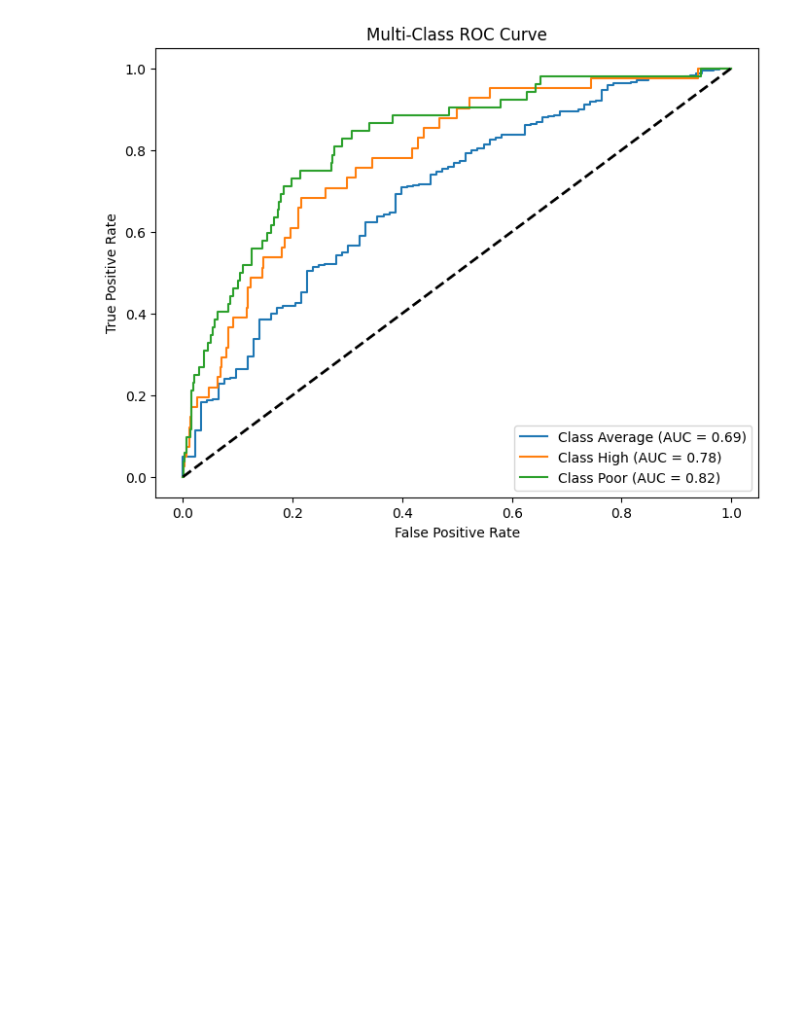
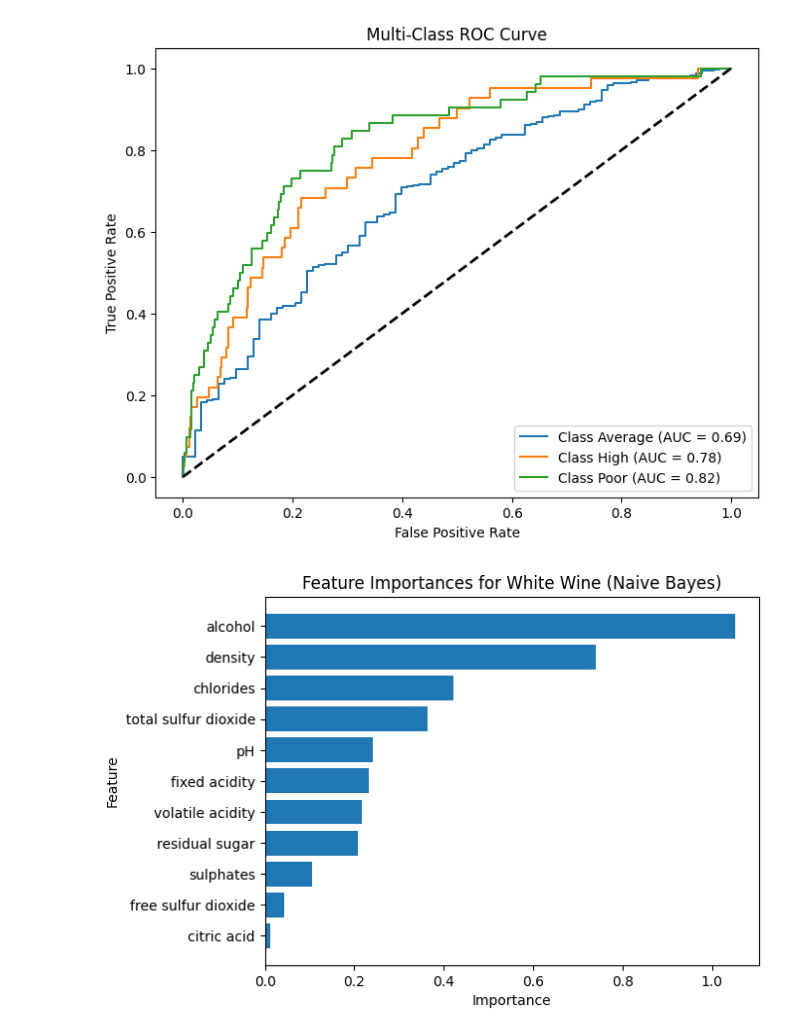
Before and after one commit to trwstin/ee4685, a Jupyter notebook: naive_bayes.ipynb, the cells around one changed output. Saved outputs shown, nothing was run; the diff lists cells and outputs as text; code cells hidden in the pictures; blank space fills up the shorter version.

```diff
--- a/naive_bayes.ipynb
+++ b/naive_bayes.ipynb
@@ -103,3 +103,21 @@ plt.legend(loc='lower right')
 plt.show()
 # %% [output]
 [figure]
+# %%
+# Compute importance scores
+feature_names = df.columns
+feature_names = feature_names.drop(['quality', 'quality_label'])
+
+importance = np.abs(model.theta_[0] - model.theta_[1]) / np.sqrt(model.var_[0])
+feature_importance = sorted(zip(feature_names, importance), key=lambda x: -x[1])
+
+df_importance = pd.DataFrame(feature_importance, columns=["Feature", "Importance"])
+df_importance = df_importance.sort_values(by="Importance", ascending=False)
+
+plt.barh(df_importance['Feature'][::-1], df_importance['Importance'][::-1])
+plt.xlabel("Importance")
+plt.ylabel("Feature")
+plt.title("Feature Importances for White Wine (Naive Bayes)")
+plt.show()
+# %% [output]
+[figure, added]
```
Also changed, not shown: 1 other file.
